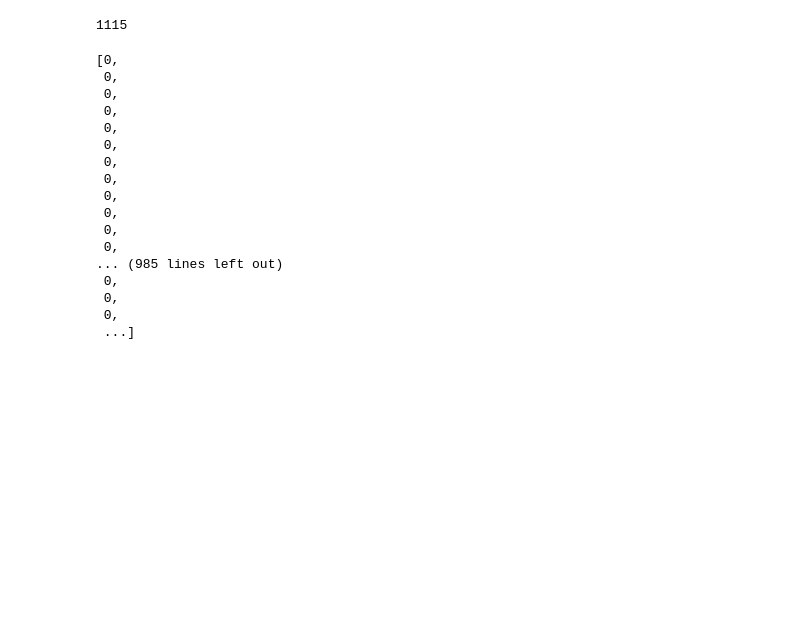
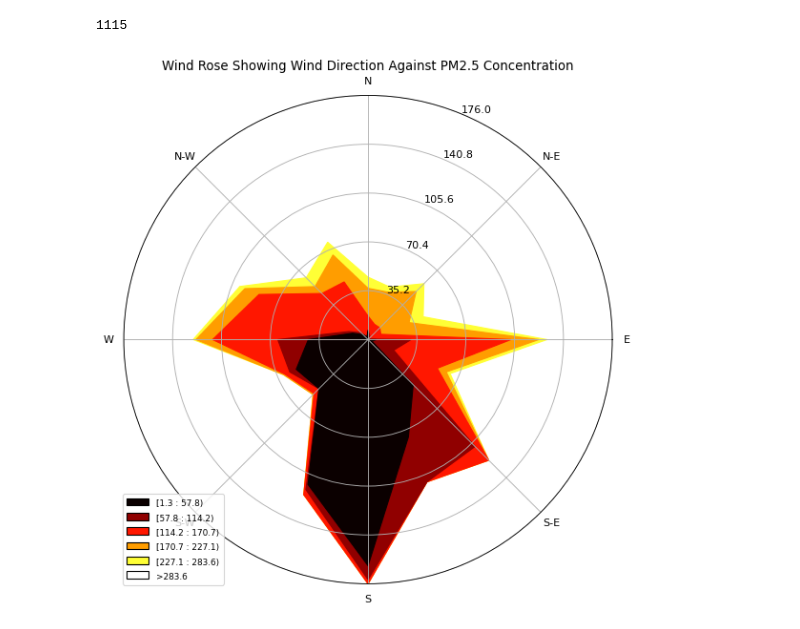
Before and after one commit to EVS-ATMOS/air-quality-sensors, a Jupyter notebook: notebooks/chicago_wildifre.ipynb, the cells around one changed output. Saved outputs shown, nothing was run; the diff lists cells and outputs as text; code cells hidden in the pictures; blank space fills up the shorter version.

```diff
--- a/notebooks/chicago_wildifre.ipynb
+++ b/notebooks/chicago_wildifre.ipynb
@@ -214,22 +230,11 @@ len(time_array)
 # %% [output]
 1115
 # %%
-real_pm25
+## Let's make a windrose!
+ax = WindroseAxes.from_ax()
+ax.contourf(wind_direction, real_pm25, cmap=cm.hot)
+ax.set_legend()
+plt.title("Wind Rose Showing Wind Direction Against PM2.5 Concentration")
+plt.savefig("pm25_windrose")
 # %% [output]
-[0,
- 0,
- 0,
- 0,
- 0,
- 0,
- 0,
- 0,
- 0,
- 0,
- 0,
- 0,
-... (985 lines left out)
- 0,
- 0,
- 0,
- ...]
+[figure, added]
```
Also changed, not shown: parts of 12 cells of this notebook, 1 other file.
